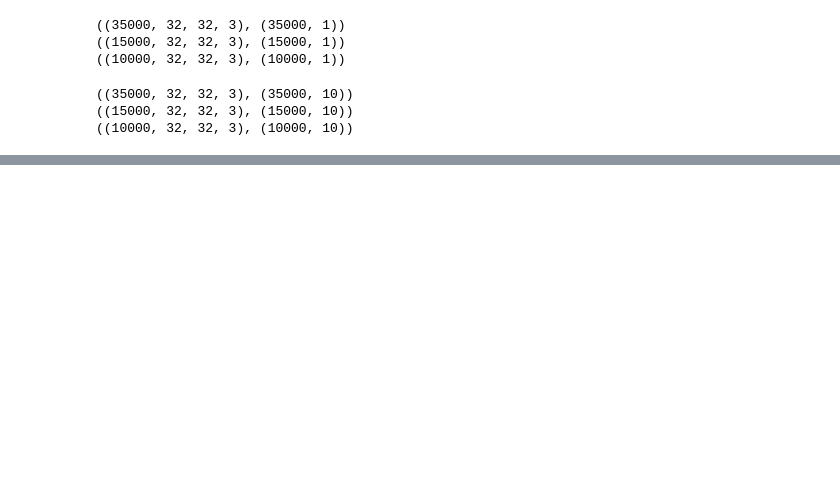
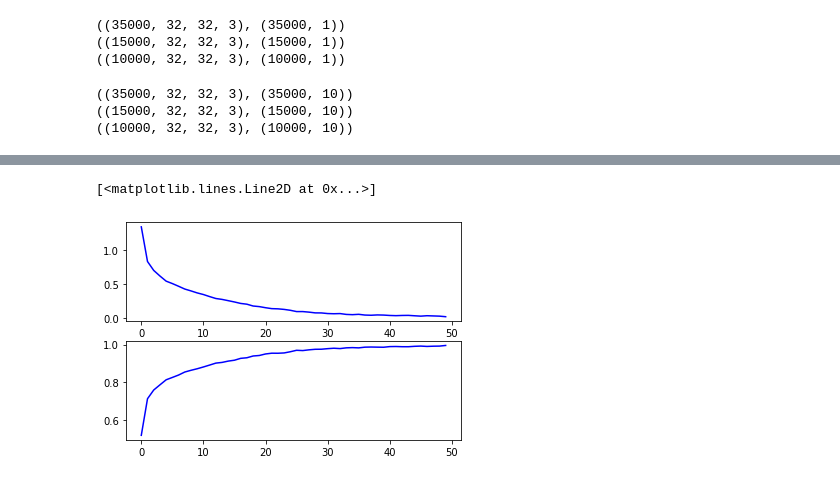
Before and after one commit to donghyeon5459/CIFAR10_project, a Jupyter notebook: CIFAR10.ipynb, the cells around one changed output, grey strips where cells are left out. Saved outputs shown, nothing was run; the diff lists cells and outputs as text; code cells hidden in the pictures; blank space fills up the shorter version.

```diff
--- a/CIFAR10.ipynb
+++ b/CIFAR10.ipynb
@@ -319,5 +119,5 @@ lrr= ReduceLROnPlateau(
                        min_lr=1e-5) #The minimum learning rate
 # %%
 #pretrained model : imagenet
-resnet_model = ResNet50(include_top=False,weights='imagenet',input_shape=(32,32,3),classes=y_train.shape[1])
+vgg_model = VGG19(include_top=False,weights='imagenet',input_shape=(32,32,3),classes=y_train.shape[1])
 # %%
@@ -345,19 +195,3 @@ learn_rate=.001
 
 sgd=SGD(lr=learn_rate,momentum=.9,nesterov=False)
 adam=Adam(lr=learn_rate, beta_1=0.9, beta_2=0.999, epsilon=None, decay=0.0, amsgrad=False)
-# %%
-mymodel=Sequential()
-#Add the Dense layers along with activation and batch normalization
-mymodel.add(resnet_model)
-mymodel.add(Flatten())
-
-
-#Add the Dense layers along with activation and batch normalization
-mymodel.add(Dense(4000,activation=('relu'),input_dim=512))
-mymodel.add(Dense(2000,activation=('relu')))
-mymodel.add(Dropout(.4))
-mymodel.add(Dense(1000,activation=('relu')))
-mymodel.add(Dropout(.3))#Adding a dropout layer that will randomly drop 30% of the weights
-mymodel.add(Dense(500,activation=('relu')))
-mymodel.add(Dropout(.2))
-mymodel.add(Dense(10,activation=('softmax'))) #This is the classification layer
@@ -384,2 +198,2 @@ _________________________________________________________________
 # %%
-mymodel.compile(optimizer=adam,loss='categorical_crossentropy',metrics=['accuracy'])
+mymodel.compile(optimizer=sgd,loss='categorical_crossentropy',metrics=['accuracy'])
@@ -386,6 +204,10 @@ mymodel.compile(optimizer=adam,loss='categorical_crossentropy',metrics=['accurac
 # %%
-mymodel.fit_generator(train_generator.flow(x_train,y_train,batch_size=batch_size),
-                     epochs=epochs,steps_per_epoch=x_train.shape[0]//batch_size,
-                     validation_data=val_generator.flow(x_val,y_val,batch_size=batch_size),validation_steps=250,
+with tf.device('/gpu:0'):
+    mymodel.fit(
+        train_generator.flow(x_train,y_train,batch_size=batch_size),
+                      epochs=epochs,
+                      steps_per_epoch=x_train.shape[0]//batch_size,
+                      validation_data=val_generator.flow(x_val,y_val,batch_size=batch_size),
+                      validation_steps=250,
                       callbacks=[lrr],verbose=1)
 # %% [output]
@@ -394,11 +229,14 @@ KeyboardInterrupt:
 # %%
 f,ax=plt.subplots(2,1) #Creates 2 subplots under 1 column
 
 #Assign the first subplot to graph training loss and validation loss
 ax[0].plot(mymodel.history.history['loss'],color='b',label='Training Loss')
 ax[0].plot(mymodel.history.history['val_loss'],color='r',label='Validation Loss')
 
 #Next lets plot the training accuracy and validation accuracy
-ax[1].plot(mymodel.history.history['acc'],color='b',label='Training  Accuracy')
-ax[1].plot(mymodel.history.history['val_acc'],color='r',label='Validation Accuracy')
+ax[1].plot(mymodel.history.history['accuracy'],color='b',label='Training  Accuracy')
+ax[1].plot(mymodel.history.history['val_accuracy'],color='r',label='Validation Accuracy')
+# %% [output]
+[<matplotlib.lines.Line2D at 0x...>]
+[figure, added]
 # %%
```
Also changed, not shown: parts of 32 cells of this notebook.
